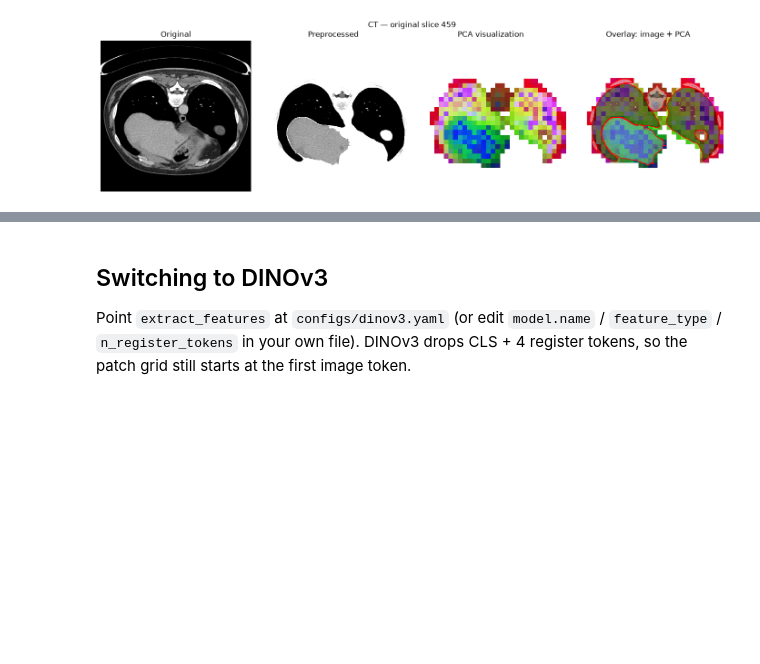
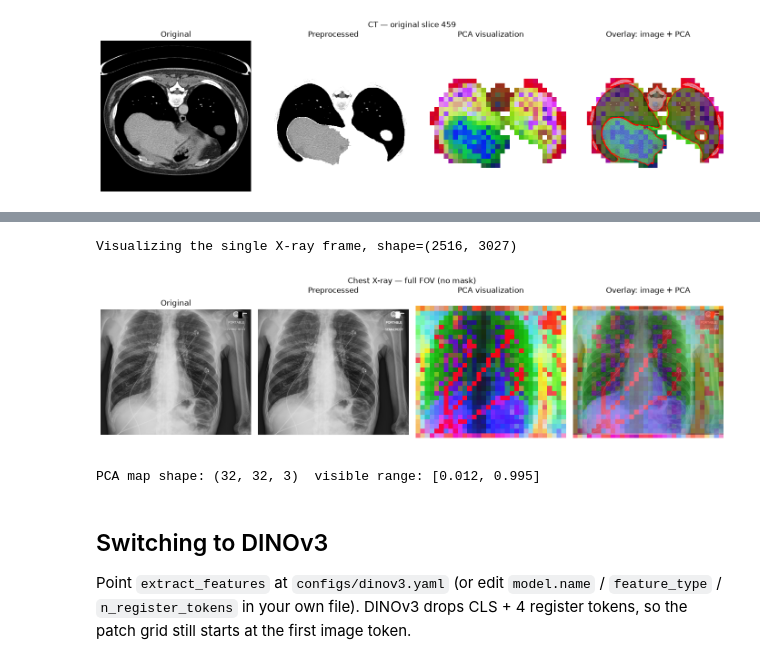
Before and after one commit to alterreal/dinomics, a Jupyter notebook: notebooks/feature_extraction.ipynb, the cells around one changed output, grey strips where cells are left out. Cells and saved outputs as stored; diff of their text form; code cells hidden in the pictures; blank space fills up the shorter version.

Commit message:
added example for x-ray. If mask if not provided each slice is padded to keep width = length. This is done to keep aspect ratio after resizing

```diff
--- a/notebooks/feature_extraction.ipynb
+++ b/notebooks/feature_extraction.ipynb
@@ -24,8 +24,10 @@ MRI_IMAGE = ROOT / "example_data/MRI/10000_1000000_t2w.mha"
 MRI_MASK = ROOT / "example_data/MRI/10000_1000000.nii.gz"
 CT_IMAGE = ROOT / "example_data/CT/volume-10.nii"
 CT_MASK = ROOT / "example_data/CT/labels-10.nii"
+XRAY_IMAGE = ROOT / "example_data/X-ray/dx-chest-varepop-apollo-instance.dcm"
 CONFIG_DINOV2 = ROOT / "configs/dinov2.yaml"
 CONFIG_CT = ROOT / "configs/ct.yaml"
+CONFIG_DEFAULT = ROOT / "configs/default.yaml"
 
 print("Repo root:", ROOT)
 # %% [output]
@@ -203,0 +210,15 @@ Visualizing cropped slice 459 (original z=459, size=491, centroid=(241, 231), pa
+# %%
+xray_config = load_config(CONFIG_DEFAULT)
+xray_config.extraction.crop_to_mask = False
+print(xray_config.to_dict())
+
+xray = load_volume(XRAY_IMAGE)
+print(f"X-ray image: {xray.array.shape}  spacing={xray.spacing}  is_2d={xray.is_2d}")
+
+xray_features = extract_features(XRAY_IMAGE, config=xray_config)
+print("CLS embeddings:   ", xray_features.cls_embeddings.shape)
+print("Patch embeddings: ", xray_features.patch_embeddings.shape)
+print("Patch mask:       ", xray_features.patch_mask)
+print("Slice indices:    ", xray_features.slice_indices)
+print("Crop:             ", xray_features.metadata.get("crop_region"))
+print("Square pad:       ", xray_features.metadata.get("square_pad"))
@@ -204,3 +240,21 @@ Visualizing cropped slice 459 (original z=459, size=491, centroid=(241, 231), pa
+# %%
+xray_slice = xray.array[0]
+print(f"Visualizing the single X-ray frame, shape={xray_slice.shape}")
+
+fig, axes, heatmap = plot_pca_features(
+    xray_slice,
+    xray_features.patch_embeddings[0],
+    original_slice=xray_slice,
+    title="Chest X-ray — full FOV (no mask)",
+)
+plt.show()
+
+finite = heatmap[np.isfinite(heatmap)]
+print(f"PCA map shape: {heatmap.shape}  visible range: [{finite.min():.3f}, {finite.max():.3f}]")
+# %% [output]
+Visualizing the single X-ray frame, shape=(2516, 3027)
+[figure, added]
+PCA map shape: (32, 32, 3)  visible range: [0.012, 0.995]
 # %% [markdown]
 ## Switching to DINOv3
 
```
Also changed, not shown: parts of 4 cells of this notebook, 6 other files.
